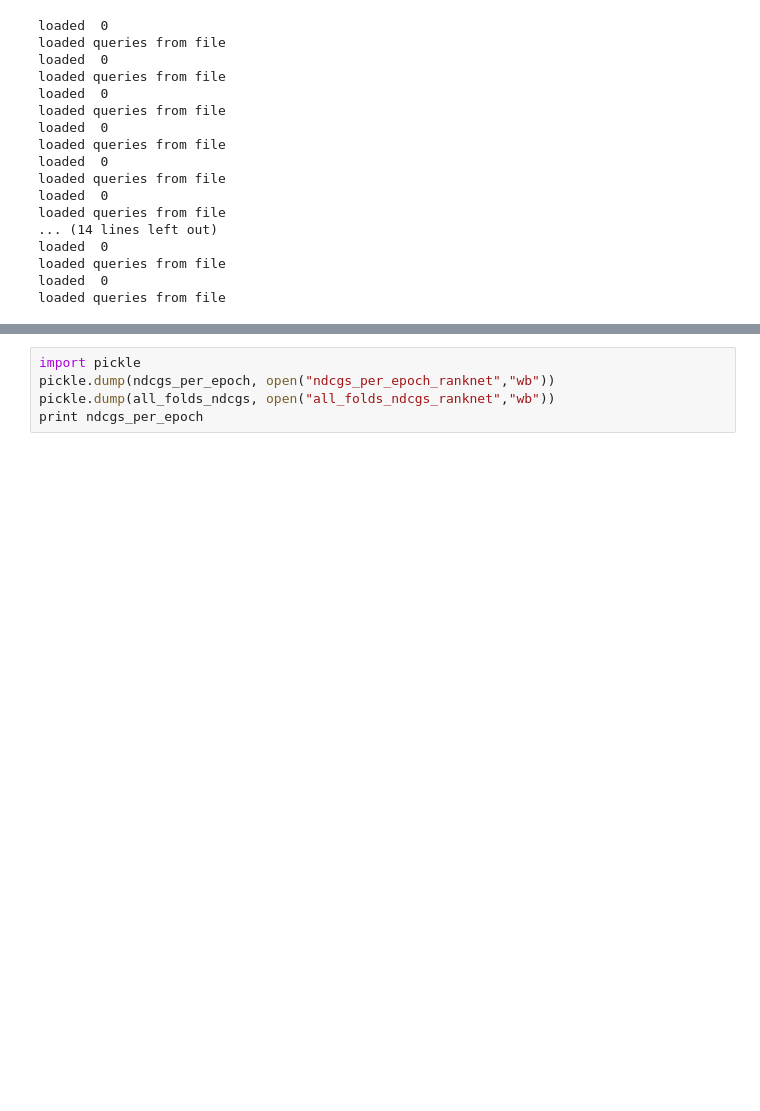
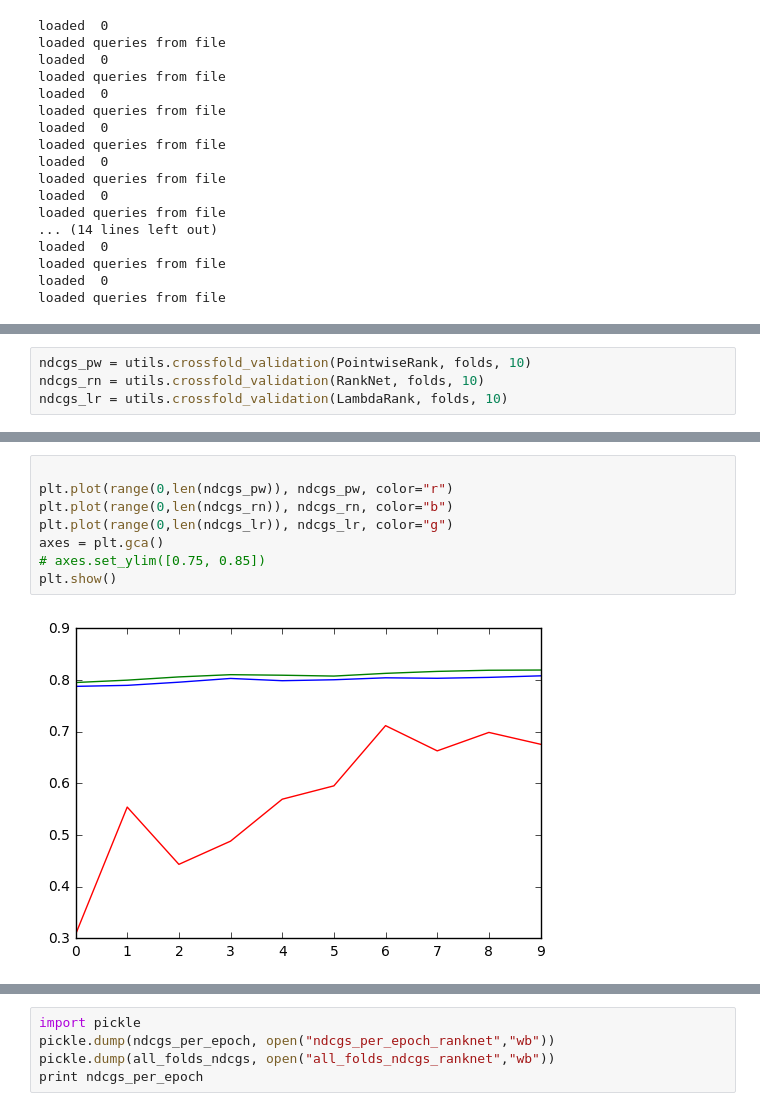
Before and after one commit to NSavov/IR-Homeworks, a Jupyter notebook: Homework-3/Untitled.ipynb, the cells around one changed output, grey strips where cells are left out. Cells and saved outputs as stored; diff of their text form; blank space fills up the shorter version.

```diff
--- a/Homework-3/Untitled.ipynb
+++ b/Homework-3/Untitled.ipynb
@@ -194,0 +185,4 @@ array([ 0.40975875,  0.52796693,  0.52189674,  0.52668063,  0.60961151])
+# %%
+ndcgs_pw = utils.crossfold_validation(PointwiseRank, folds, 10)
+ndcgs_rn = utils.crossfold_validation(RankNet, folds, 10)
+ndcgs_lr = utils.crossfold_validation(LambdaRank, folds, 10)
@@ -194,0 +245,10 @@ array([ 0.40975875,  0.52796693,  0.52189674,  0.52668063,  0.60961151])
+# %%
+
+plt.plot(range(0,len(ndcgs_pw)), ndcgs_pw, color="r")
+plt.plot(range(0,len(ndcgs_rn)), ndcgs_rn, color="b")
+plt.plot(range(0,len(ndcgs_lr)), ndcgs_lr, color="g")
+axes = plt.gca()
+# axes.set_ylim([0.75, 0.85])
+plt.show()
+# %% [output]
+[figure, added]
```
Also changed, not shown: parts of 20 cells of this notebook, 8 other files.
